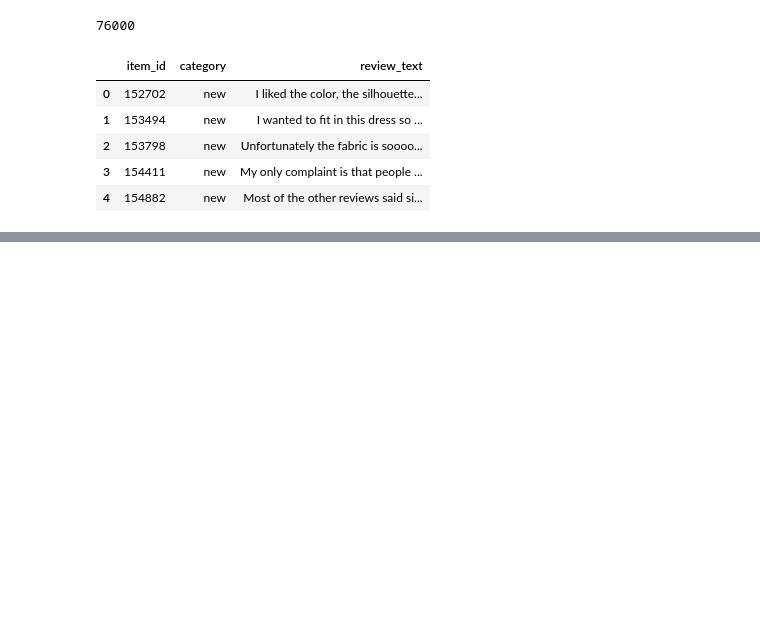
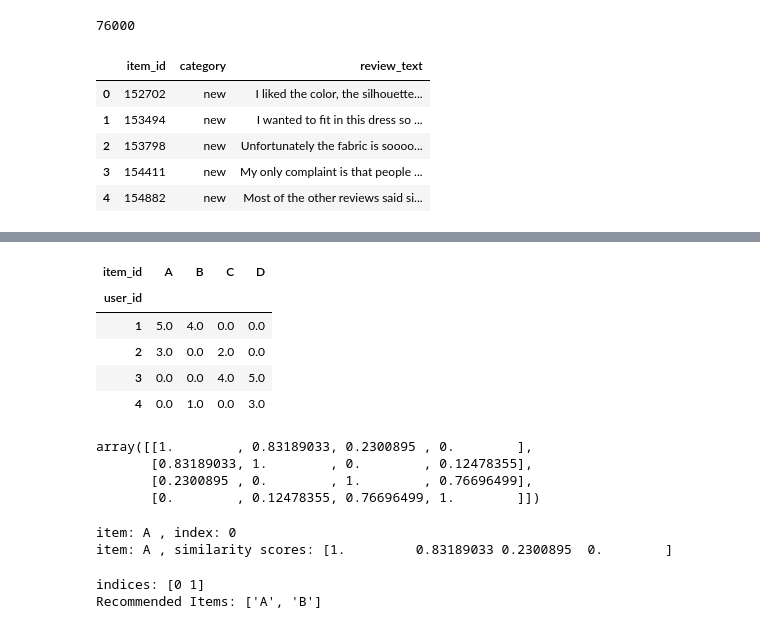
Before and after one commit to YuliiaChorna1/DataScience-10-Reccomender-systems, a Jupyter notebook: 10.1.1_extra_recsys_cloths_practice.ipynb, the cells around one changed output, grey strips where cells are left out. Drawn from its saved outputs; the diff is of its cells as text; code cells hidden in the pictures; blank space fills up the shorter version.

```diff
--- a/10.1.1_extra_recsys_cloths_practice.ipynb
+++ b/10.1.1_extra_recsys_cloths_practice.ipynb
@@ -177,0 +352,42 @@ df_grouped.head()
+# %%
+# Pivot the DataFrame to create a user-item matrix
+user_item_matrix = df_sample.pivot_table(index="user_id", columns="item_id", values="rating", fill_value=0)
+user_item_matrix
+# %% [output]
+| item_id | A | B | C | D |
+| user_id |  |  |  |  |
+| 1 | 5.0 | 4.0 | 0.0 | 0.0 |
+| 2 | 3.0 | 0.0 | 2.0 | 0.0 |
+| 3 | 0.0 | 0.0 | 4.0 | 5.0 |
+| 4 | 0.0 | 1.0 | 0.0 | 3.0 |
+# %%
+# Calculate cosine similarity between items
+item_similarity = cosine_similarity(user_item_matrix.T)
+item_similarity
+# %% [output]
+array([[1.        , 0.83189033, 0.2300895 , 0.        ],
+       [0.83189033, 1.        , 0.        , 0.12478355],
+       [0.2300895 , 0.        , 1.        , 0.76696499],
+       [0.        , 0.12478355, 0.76696499, 1.        ]])
+# %%
+# Retrieve the target item similarity scores with all other items
+target_item = "A"
+target_item_index = user_item_matrix.columns.get_loc(target_item)
+print("item:", target_item, ", index:", target_item_index)
+target_item_similarity = item_similarity[target_item_index]
+print("item:", target_item, ", similarity scores:", target_item_similarity)
+# %% [output]
+item: A , index: 0
+item: A , similarity scores: [1.         0.83189033 0.2300895  0.        ]
+# %%
+# Get indices of items sorted by similarity
+top_n = 2
+item_indices = target_item_similarity.argsort()[:-top_n-1:-1]
+print(f"indices: {item_indices}")
+
+# Get recommended item ids
+recommendations = user_item_matrix.columns[item_indices].tolist()
+print("Recommended Items:", recommendations)
+# %% [output]
+indices: [0 1]
+Recommended Items: ['A', 'B']
```
Also changed, not shown: parts of 40 cells of this notebook.
